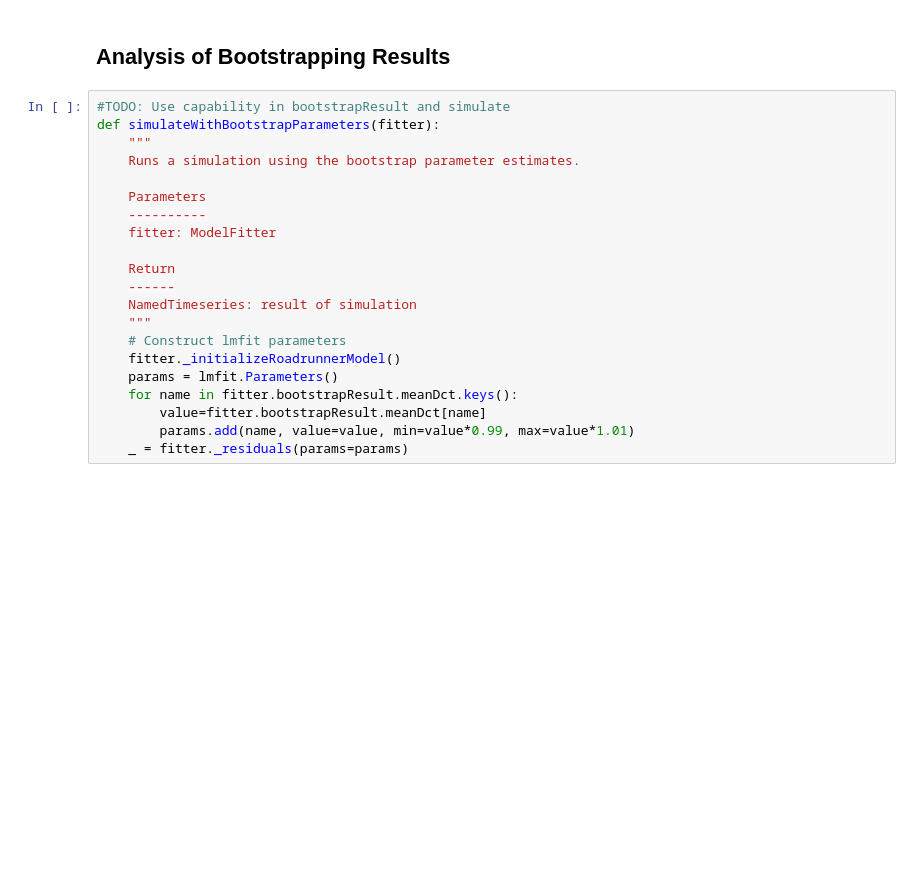
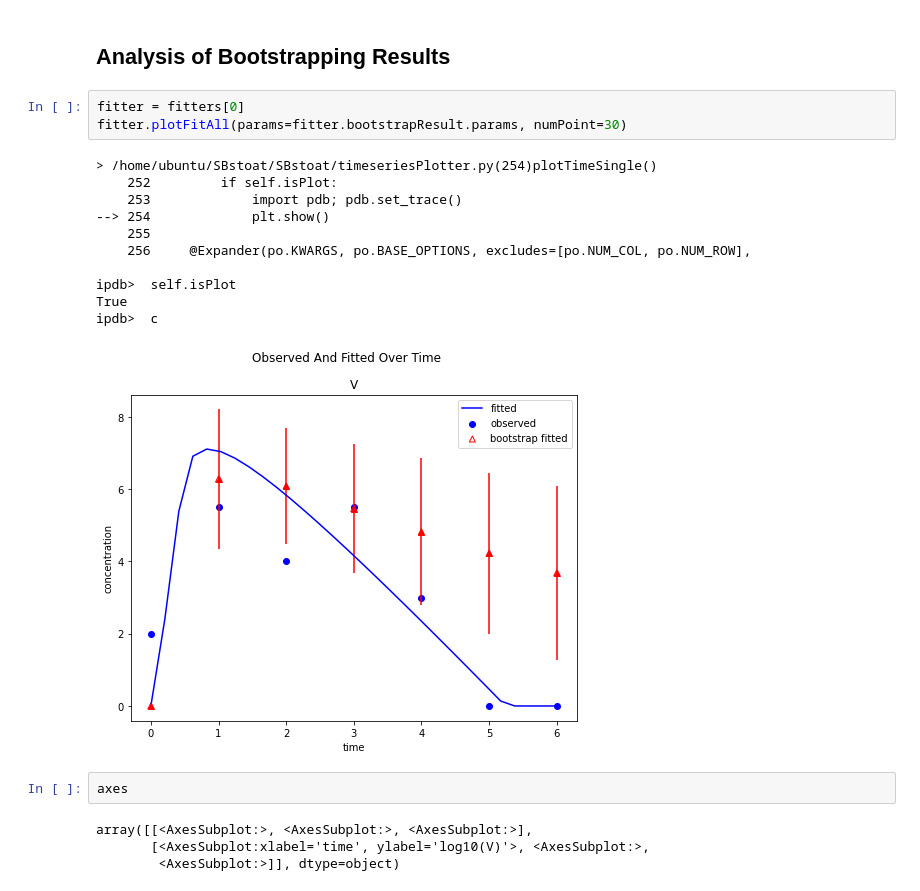
Before and after one commit to sys-bio/SBstoat, a Jupyter notebook: examples/virus/virus_analysis.ipynb, the cells around one changed output. Drawn from its saved outputs; the diff is of its cells as text; blank space fills up the shorter version.

```diff
--- a/examples/virus/virus_analysis.ipynb
+++ b/examples/virus/virus_analysis.ipynb
@@ -273,26 +255,26 @@ Completed bootstrap process 3.
 # %% [markdown]
 ## Analysis of Bootstrapping Results
-# %%
-#TODO: Use capability in bootstrapResult and simulate
-def simulateWithBootstrapParameters(fitter):
-    """
-    Runs a simulation using the bootstrap parameter estimates.
-
-    Parameters
-    ----------
-    fitter: ModelFitter
-
-    Return
-    ------
-    NamedTimeseries: result of simulation
-    """
-    # Construct lmfit parameters
-    fitter._initializeRoadrunnerModel()
-    params = lmfit.Parameters()
-    for name in fitter.bootstrapResult.meanDct.keys():
-        value=fitter.bootstrapResult.meanDct[name]
-        params.add(name, value=value, min=value*0.99, max=value*1.01)
-    _ = fitter._residuals(params=params)
+# %%
+fitter = fitters[0]
+fitter.plotFitAll(params=fitter.bootstrapResult.params, numPoint=30)
+# %% [output]
+> /home/ubuntu/SBstoat/SBstoat/timeseriesPlotter.py(254)plotTimeSingle()
+    252         if self.isPlot:
+    253             import pdb; pdb.set_trace()
+--> 254             plt.show()
+    255
+    256     @Expander(po.KWARGS, po.BASE_OPTIONS, excludes=[po.NUM_COL, po.NUM_ROW],
+
+ipdb>  self.isPlot
+True
+ipdb>  c
+[figure, added]
+# %%
+axes
+# %% [output]
+array([[<AxesSubplot:>, <AxesSubplot:>, <AxesSubplot:>],
+       [<AxesSubplot:xlabel='time', ylabel='log10(V)'>, <AxesSubplot:>,
+        <AxesSubplot:>]], dtype=object)
 # %%
 # Plot fits for each patient
 names = ["P%d" % (p+1) for p in patientDct.keys()]
```
Also changed, not shown: parts of 3 cells of this notebook, 7 other files.
